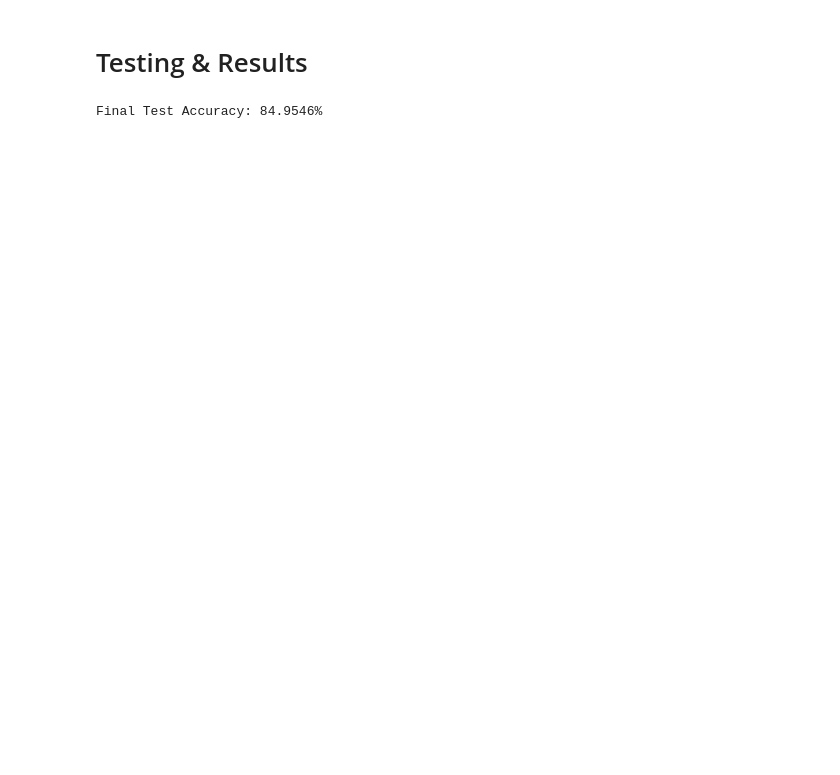
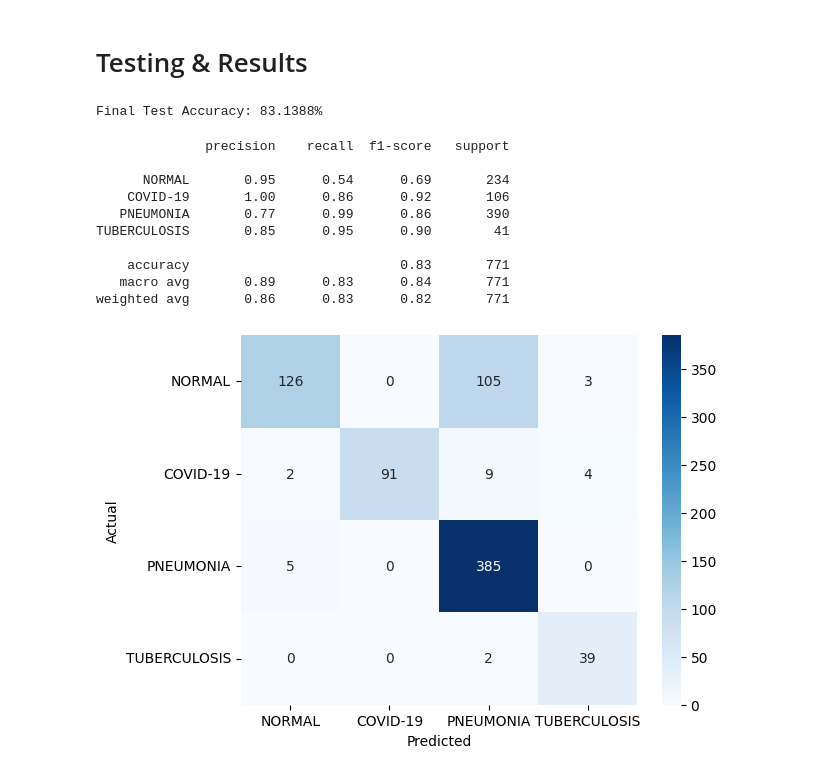
Before and after one commit to CosmicVoid/Chest-X-Ray-AI-Detection, a Jupyter notebook: Chest_Xray_Detection.ipynb, the cells around one changed output. Saved outputs shown, nothing was run; the diff lists cells and outputs as text; code cells hidden in the pictures; blank space fills up the shorter version.

Commit message:
Added Results Analysis and tested 10 epochs

```diff
--- a/Chest_Xray_Detection.ipynb
+++ b/Chest_Xray_Detection.ipynb
@@ -147,7 +154,7 @@ optimizer = optim.Adam(model.parameters(), lr = 0.001) # Pass model.parameters t
 # %% [markdown]
 # Training
 # %%
-epochs = 5 # Tested so Far: 5
+epochs = 10 # Tested so Far: 5, 10
 
 for epoch in range(epochs):
     ''' TRAINING '''
@@ -268,4 +280,30 @@ test_accuracy = (total_correct_test / total_test_samples if total_test_samples >
 # Print final test accuracy
 print(f"Final Test Accuracy: {test_accuracy:.4f}%")
 # %% [output]
-Final Test Accuracy: 84.9546%
+Final Test Accuracy: 83.1388%
+# %%
+# Result Processing for a better understanding of the results
+categories = ['NORMAL', 'COVID-19', 'PNEUMONIA', 'TUBERCULOSIS']
+new_category_order = [1, 0, 2, 3] # To put the categories in an order that makes sense
+print(classification_report(all_labels, all_predictions, target_names = categories, labels = new_category_order)) # An evaluation report using the output and the labels from scikit
+
+# A confusion Matrix Heatmap to organize the true vs. predicted classifications
+cm = confusion_matrix(all_labels, all_predictions, labels = new_category_order)
+seaborn.heatmap(cm, annot = True, fmt = 'd', cmap = 'Blues', xticklabels = categories, yticklabels = categories) # annot = True adds actual numbers in each square
+
+# Labeling Axes
+plt.ylabel('Actual')
+plt.xlabel('Predicted')
+plt.show()
+# %% [output]
+              precision    recall  f1-score   support
+
+      NORMAL       0.95      0.54      0.69       234
+    COVID-19       1.00      0.86      0.92       106
+   PNEUMONIA       0.77      0.99      0.86       390
+TUBERCULOSIS       0.85      0.95      0.90        41
+
+    accuracy                           0.83       771
+   macro avg       0.89      0.83      0.84       771
+weighted avg       0.86      0.83      0.82       771
+[figure, added]
```
Also changed, not shown: parts of 5 cells of this notebook.
